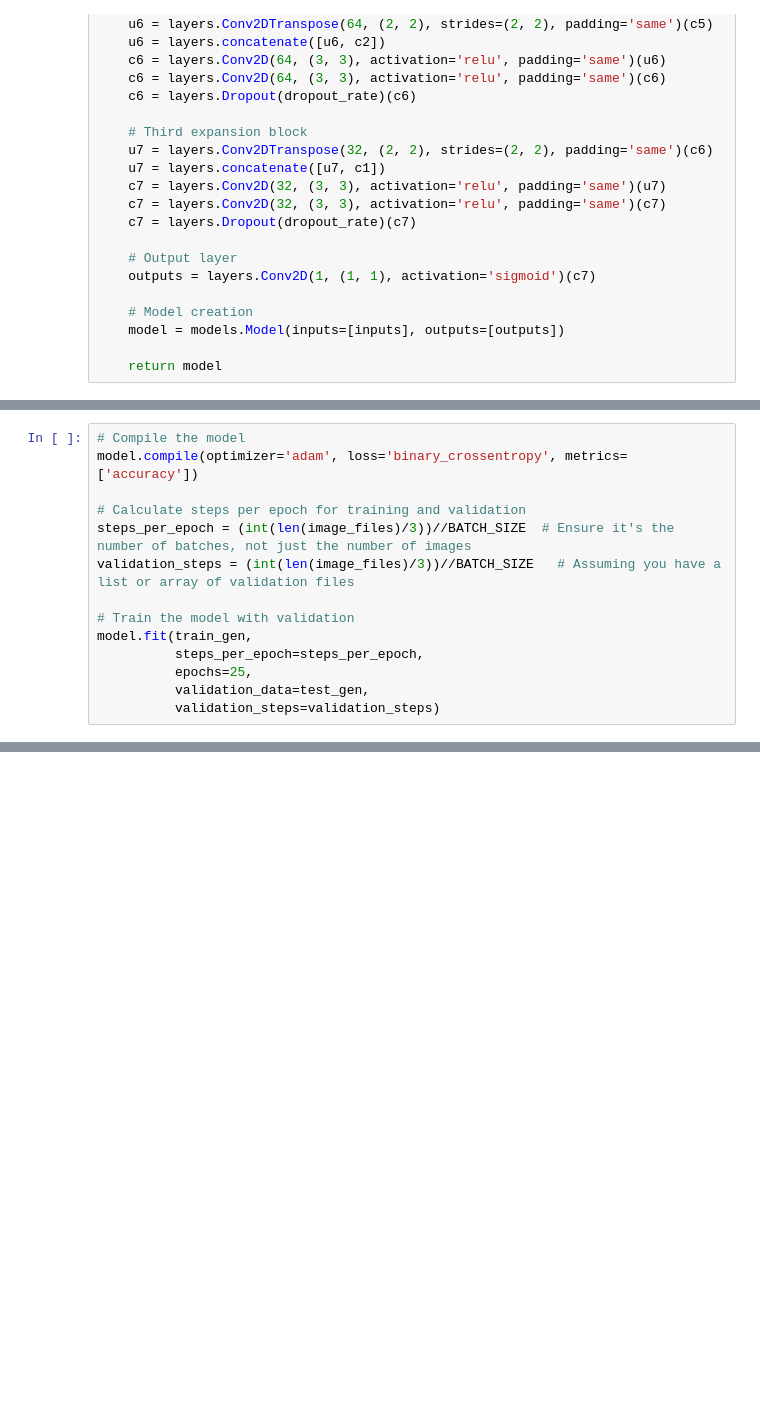
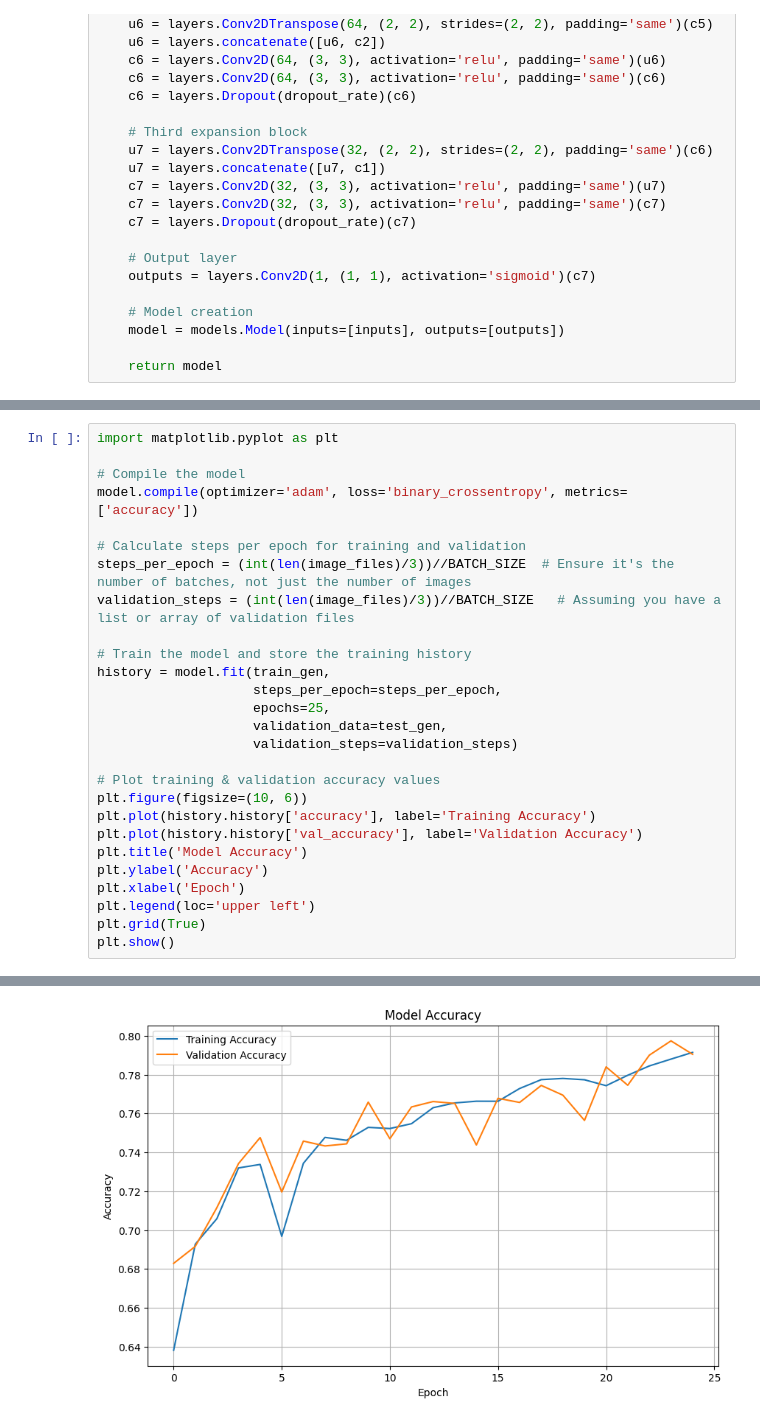
Before and after one commit to BKAPADIA04/Gram-Chitran, a Jupyter notebook: gis.ipynb, the cells around one changed output, grey strips where cells are left out. Drawn from its saved outputs; the diff is of its cells as text; blank space fills up the shorter version.

```diff
--- a/gis.ipynb
+++ b/gis.ipynb
@@ -288,6 +210,8 @@ Model: "functional_3"
  Trainable params: 1,925,601 (7.35 MB)
  Non-trainable params: 0 (0.00 B)
 # %%
+import matplotlib.pyplot as plt
+
 # Compile the model
 model.compile(optimizer='adam', loss='binary_crossentropy', metrics=['accuracy'])
 
@@ -295,11 +219,22 @@ model.compile(optimizer='adam', loss='binary_crossentropy', metrics=['accuracy']
 steps_per_epoch = (int(len(image_files)/3))//BATCH_SIZE  # Ensure it's the number of batches, not just the number of images
 validation_steps = (int(len(image_files)/3))//BATCH_SIZE   # Assuming you have a list or array of validation files
 
-# Train the model with validation
-model.fit(train_gen,
-          steps_per_epoch=steps_per_epoch,
-          epochs=25,
-          validation_data=test_gen,
-          validation_steps=validation_steps)
+# Train the model and store the training history
+history = model.fit(train_gen,
+                    steps_per_epoch=steps_per_epoch,
+                    epochs=25,
+                    validation_data=test_gen,
+                    validation_steps=validation_steps)
+
+# Plot training & validation accuracy values
+plt.figure(figsize=(10, 6))
+plt.plot(history.history['accuracy'], label='Training Accuracy')
+plt.plot(history.history['val_accuracy'], label='Validation Accuracy')
+plt.title('Model Accuracy')
+plt.ylabel('Accuracy')
+plt.xlabel('Epoch')
+plt.legend(loc='upper left')
+plt.grid(True)
+plt.show()
 # %% [output]
 Epoch 1/25
@@ -323,3 +262,4 @@ Epoch 25/25
+[figure, added]
 # %%
 for m1,m2 in train_gen:
     pred = model.predict(m1)
```
Also changed, not shown: parts of 7 cells of this notebook, 1 other file.
